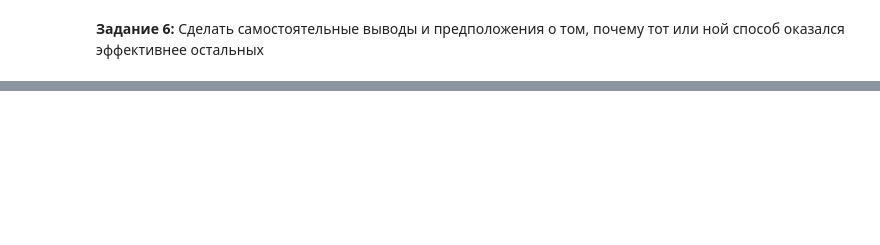
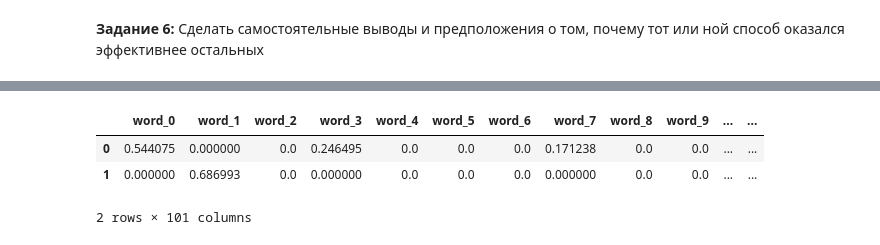
Before and after one commit to PolinaNik/ML_in_business, a Jupyter notebook: lesson2/HW2.ipynb, the cells around one changed output, grey strips where cells are left out. Saved outputs shown, nothing was run; the diff lists cells and outputs as text; code cells hidden in the pictures; blank space fills up the shorter version.

```diff
--- a/lesson2/HW2.ipynb
+++ b/lesson2/HW2.ipynb
@@ -263,0 +378,8 @@ __Задание 6:__ Сделать самостоятельные выводы
+# %%
+tfidf_matrix['doc_id'] = news['doc_id'].values
+tfidf_matrix.head(2)
+# %% [output]
+|  | word_0 | word_1 | word_2 | word_3 | word_4 | word_5 | word_6 | word_7 | word_8 | word_9 | ... | ... |
+| 0 | 0.544075 | 0.000000 | 0.0 | 0.246495 | 0.0 | 0.0 | 0.0 | 0.171238 | 0.0 | 0.0 | ... | ... |
+| 1 | 0.000000 | 0.686993 | 0.0 | 0.000000 | 0.0 | 0.0 | 0.0 | 0.000000 | 0.0 | 0.0 | ... | ... |
+2 rows × 101 columns
```
Also changed, not shown: parts of 33 cells of this notebook.
